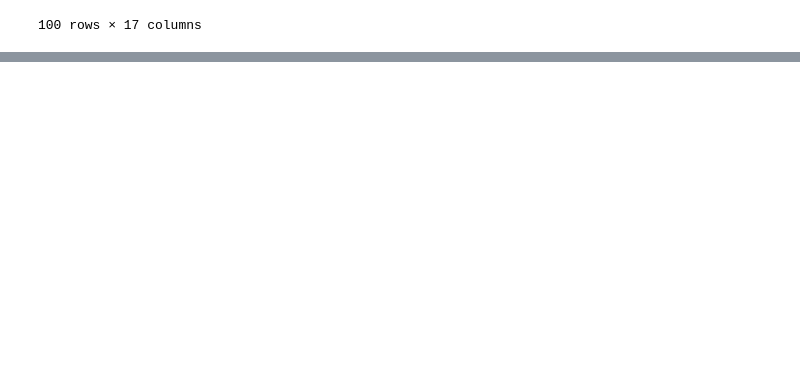
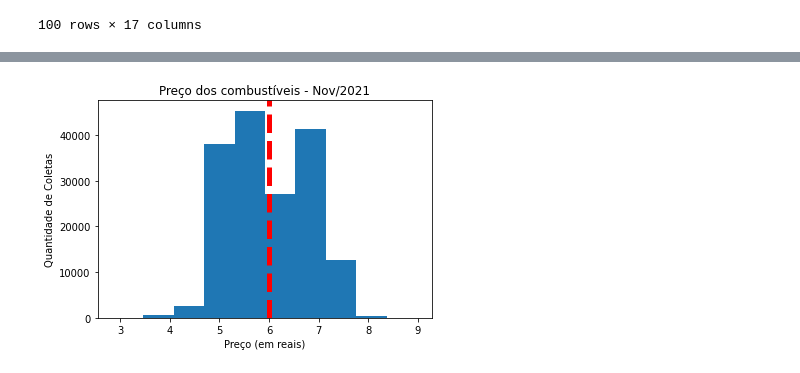
Before and after one commit to gabe-lda/pandas-uni, a Jupyter notebook: pandas_2.ipynb, the cells around one changed output, grey strips where cells are left out. Saved outputs shown, nothing was run; the diff lists cells and outputs as text; code cells hidden in the pictures; blank space fills up the shorter version.

```diff
--- a/pandas_2.ipynb
+++ b/pandas_2.ipynb
@@ -223,3 +223,23 @@ display(postos_por_municipio_df)
 | 12 | SP | SAO PAULO | 12396372 | 5220 | 5220 | 5220 | 5220 | ... |
 | 13 | SP | SAO VICENTE | 370839 | 453 | 453 | 453 | 453 | ... |
 | 14 | TO | PALMAS | 313349 | 369 | 369 | 369 | 369 | ... |
+# %%
+#Vamos brincar de gráficos!!!
+
+import matplotlib.pyplot as plt
+
+plt.hist(combustiveis_df['Valor de Venda'])
+#Vamos colocar um título no gráfico
+plt.title("Preço dos combustíveis - Nov/2021")
+#Rótulo horizontal e vertical
+plt.xlabel("Preço (em reais)")
+plt.ylabel("Quantidade de Coletas")
+
+#Traça a linha vermelha tracejada com o preço médio
+plt.axvline(combustiveis_df['Valor de Venda'].mean(), color='red', linestyle='dashed', linewidth=5)
+
+
+#"Plota" o gráfico
+plt.show()
+# %% [output]
+[figure, added]
```
Also changed, not shown: parts of 4 cells of this notebook.
